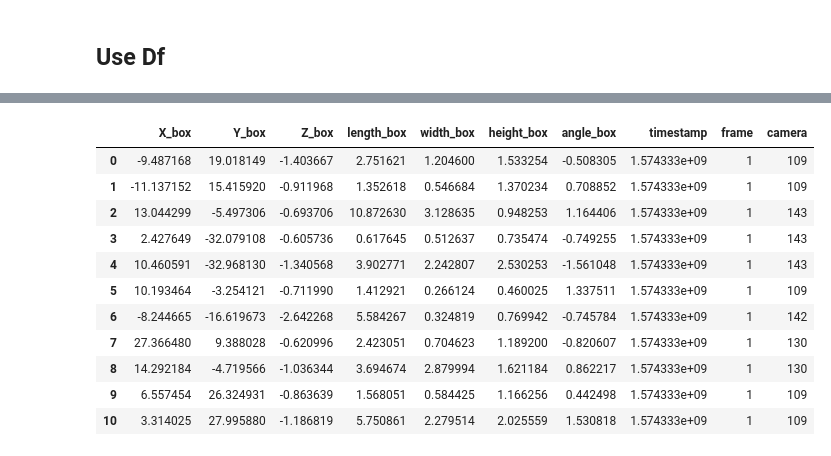
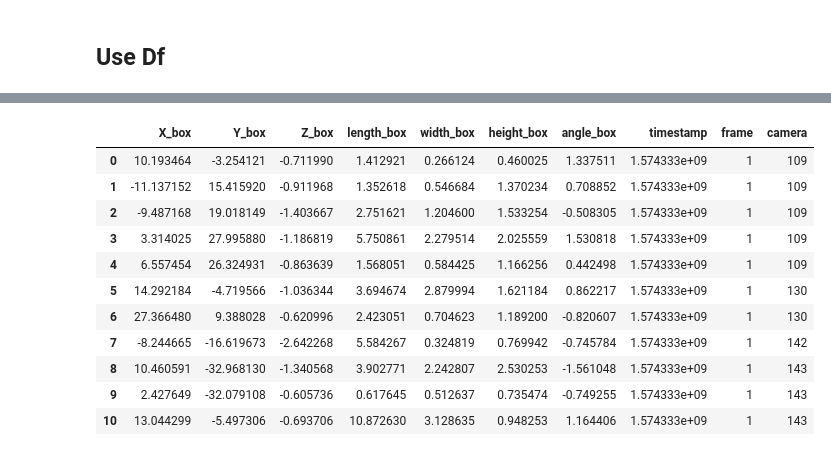
Before and after one commit to davidecarrara98/Multi-Object-Tracking-in-Complex-Urban-Scenarios, a Jupyter notebook: Under Development/Davide/Main_Davide.ipynb, the cells around one changed output, grey strips where cells are left out. Drawn from its saved outputs; the diff is of its cells as text; code cells hidden in the pictures.

Commit message:
Class Tracker

```diff
--- a/Under Development/Davide/Main_Davide.ipynb
+++ b/Under Development/Davide/Main_Davide.ipynb
@@ -227,6 +233,7 @@ df_complete[df_complete['frame'] == 0]
 # %%
-x = df_complete['X_box'][df_complete['frame'] == 0]
-y = df_complete['Y_box'][df_complete['frame'] == 0]
+x = df_complete['X_box'][df_complete['frame'] == 1]
+y = df_complete['Y_box'][df_complete['frame'] == 1]
 
 plt.scatter(x,y)
+df_complete[df_complete['frame'] == 1]
 # %% [output]
@@ -257,14 +279,18 @@ class Track:
         global track_id
         track_id = ID + 1
 
-    def update_track(self, OBJ, FRAME):
+    def update(self, OBJ, FRAME):
         self.objects.append(OBJ)
         self.frames.append(FRAME)
         self.x, self.y, self.z = OBJ.x, OBJ.y, OBJ.z #We should use KF.filter
         self.status = 'Active'
 
+        return
+
     def set_status(self, status):
         self.status = status
+
+        return
 
     def compute_vel ( self, OBJ ): #TO DO WITH KALMAN FILTERS NOT THIS SH*T
         vx = (OBJ['x'] - self.objects[-1]['x'])/deltaT
@@ -302,23 +383,20 @@ class Object:
 # %%
-track_id = 0
-frame_index = 0
-frame = df_complete[df_complete['frame'] == frame_index]
-
+TrackTrack = Tracker([df_109,df_130,df_142,df_143])
+frame = TrackTrack.dataframe[TrackTrack.dataframe['frame'] == TrackTrack.frame_index]
 display(frame)
-
 ### Setup at frame 0
 obj_list = []
-tracks = {'active': [], 'pending': [], 'inactive': [], 'new': []}
+
 for index, row in frame.iterrows():
     obj = Object(row['X_box'], row['Y_box'], row['Z_box'], row['length_box'], row['width_box'], row['height_box'], row['angle_box'])
     obj_list.append(obj)
-    tr = Track(track_id, obj, frame_index)
-    tracks['new'].append(tr)
+    tr = Track(TrackTrack.track_id, obj, TrackTrack.frame_index)
+    TrackTrack.tracks['New'].append(tr)
 
 
 ### New Frame
-frame_index = 1
-frame = df_complete[df_complete['frame'] == frame_index]
+TrackTrack.next_step()
+frame = TrackTrack.dataframe[TrackTrack.dataframe['frame'] == TrackTrack.frame_index]
 frame.reset_index(inplace=True, drop=True)
 display(frame)
 obj_list = []
@@ -334,41 +412,24 @@ obj_list = np.array(obj_list)
 obj_coord = [[obj.x, obj.y, obj.z] for obj in obj_list]
 
 # At first we use Active Tracks
-track_act_coord = np.array([[t.x, t.y, t.z] for t in tracks['active']]) #We should use KF.predict here and not consider only the new set
+track_act_coord = np.array([[t.x, t.y, t.z] for t in TrackTrack.tracks['Active']]) #We should use KF.predict here and not consider only the new set
+TrackTrack.tracks, obj_list = associate(track_act_coord, TrackTrack.tracks, 'Active', obj_coord, obj_list)
 
-if track_act_coord.size:
-    dists = cdist(track_act_coord, obj_coord, 'euclidean')
-    #Using Nearest Neighbour -> not right, will always connect a track to an object
-    associations = np.argmin(dists, axis=1)
-    print(associations)
+#Then we use tracks set as New
+track_new_coord = np.array([[t.x, t.y, t.z] for t in TrackTrack.tracks['New']]) #We should use KF.predict here and not consider only the new set
+TrackTrack.tracks, obj_list = associate(track_new_coord, TrackTrack.tracks, 'New', obj_coord, obj_list)
 
-    for index, ass in enumerate(associations):
-        tracks['active'][index].update_track(obj_list[ass], frame_index)
+#Then we use tracks set as Pending
+track_pending_coord = np.array([[t.x, t.y, t.z] for t in TrackTrack.tracks['Pending']]) #We should use KF.predict here and not consider only the new set
+TrackTrack.tracks, obj_list = associate(track_pending_coord, TrackTrack.tracks, 'Pending', obj_coord, obj_list)
 
-    obj_list = np.delete(obj_list, associations)
 
-track_new_coord = np.array([[t.x, t.y, t.z] for t in tracks['new']]) #We should use KF.predict here and not consider only the new set
-
-if track_new_coord.size:
-    dists = cdist(track_new_coord, obj_coord, 'euclidean')
-    #Using Nearest Neighbour -> not right, will always connect a track to an object
-    associations = np.argmin(dists, axis=1)
-    print(associations)
-
-    for index, ass in enumerate(associations):
-        tracks['new'][index].update_track(obj_list[ass], frame_index)
-
-    obj_list = np.delete(obj_list, associations)
-
-for tr in tracks['new'][::-1]:
-    if tr.status == 'Active':
-        tracks['new'].remove(tr)
-        tracks['active'].append(tr)
-
-print(tracks)
+TrackTrack.update_tracks()
+print(TrackTrack.tracks)
+print(obj_list)
 for obj in obj_list:
-    tr = Track(track_id, obj, frame_index)
-    tracks['new'].append(tr)
+    tr = Track(TrackTrack.track_id, obj, TrackTrack.frame_index)
+    TrackTrack.tracks['New'].append(tr)
 # %% [output]
 |  | X_box | Y_box | Z_box | length_box | width_box | height_box | angle_box | timestamp | frame | camera |
 | 0 | -11.148409 | 15.363879 | -0.941920 | 1.177285 | 0.561967 | 1.334849 | 0.631927 | 1.574333e+09 | 0 | 109 |
@@ -383,12 +444,12 @@ for obj in obj_list:
 |  | X_box | Y_box | Z_box | length_box | width_box | height_box | angle_box | timestamp | frame | camera |
-| 0 | -9.487168 | 19.018149 | -1.403667 | 2.751621 | 1.204600 | 1.533254 | -0.508305 | 1.574333e+09 | 1 | 109 |
+| 0 | 10.193464 | -3.254121 | -0.711990 | 1.412921 | 0.266124 | 0.460025 | 1.337511 | 1.574333e+09 | 1 | 109 |
 | 1 | -11.137152 | 15.415920 | -0.911968 | 1.352618 | 0.546684 | 1.370234 | 0.708852 | 1.574333e+09 | 1 | 109 |
-| 2 | 13.044299 | -5.497306 | -0.693706 | 10.872630 | 3.128635 | 0.948253 | 1.164406 | 1.574333e+09 | 1 | 143 |
-| 3 | 2.427649 | -32.079108 | -0.605736 | 0.617645 | 0.512637 | 0.735474 | -0.749255 | 1.574333e+09 | 1 | 143 |
-| 4 | 10.460591 | -32.968130 | -1.340568 | 3.902771 | 2.242807 | 2.530253 | -1.561048 | 1.574333e+09 | 1 | 143 |
-| 5 | 10.193464 | -3.254121 | -0.711990 | 1.412921 | 0.266124 | 0.460025 | 1.337511 | 1.574333e+09 | 1 | 109 |
-| 6 | -8.244665 | -16.619673 | -2.642268 | 5.584267 | 0.324819 | 0.769942 | -0.745784 | 1.574333e+09 | 1 | 142 |
-| 7 | 27.366480 | 9.388028 | -0.620996 | 2.423051 | 0.704623 | 1.189200 | -0.820607 | 1.574333e+09 | 1 | 130 |
-| 8 | 14.292184 | -4.719566 | -1.036344 | 3.694674 | 2.879994 | 1.621184 | 0.862217 | 1.574333e+09 | 1 | 130 |
-| 9 | 6.557454 | 26.324931 | -0.863639 | 1.568051 | 0.584425 | 1.166256 | 0.442498 | 1.574333e+09 | 1 | 109 |
-| 10 | 3.314025 | 27.995880 | -1.186819 | 5.750861 | 2.279514 | 2.025559 | 1.530818 | 1.574333e+09 | 1 | 109 |
+| 2 | -9.487168 | 19.018149 | -1.403667 | 2.751621 | 1.204600 | 1.533254 | -0.508305 | 1.574333e+09 | 1 | 109 |
+| 3 | 3.314025 | 27.995880 | -1.186819 | 5.750861 | 2.279514 | 2.025559 | 1.530818 | 1.574333e+09 | 1 | 109 |
+| 4 | 6.557454 | 26.324931 | -0.863639 | 1.568051 | 0.584425 | 1.166256 | 0.442498 | 1.574333e+09 | 1 | 109 |
+| 5 | 14.292184 | -4.719566 | -1.036344 | 3.694674 | 2.879994 | 1.621184 | 0.862217 | 1.574333e+09 | 1 | 130 |
+| 6 | 27.366480 | 9.388028 | -0.620996 | 2.423051 | 0.704623 | 1.189200 | -0.820607 | 1.574333e+09 | 1 | 130 |
+| 7 | -8.244665 | -16.619673 | -2.642268 | 5.584267 | 0.324819 | 0.769942 | -0.745784 | 1.574333e+09 | 1 | 142 |
+| 8 | 10.460591 | -32.968130 | -1.340568 | 3.902771 | 2.242807 | 2.530253 | -1.561048 | 1.574333e+09 | 1 | 143 |
+| 9 | 2.427649 | -32.079108 | -0.605736 | 0.617645 | 0.512637 | 0.735474 | -0.749255 | 1.574333e+09 | 1 | 143 |
+| 10 | 13.044299 | -5.497306 | -0.693706 | 10.872630 | 3.128635 | 0.948253 | 1.164406 | 1.574333e+09 | 1 | 143 |
```
Also changed, not shown: parts of 11 cells of this notebook.
